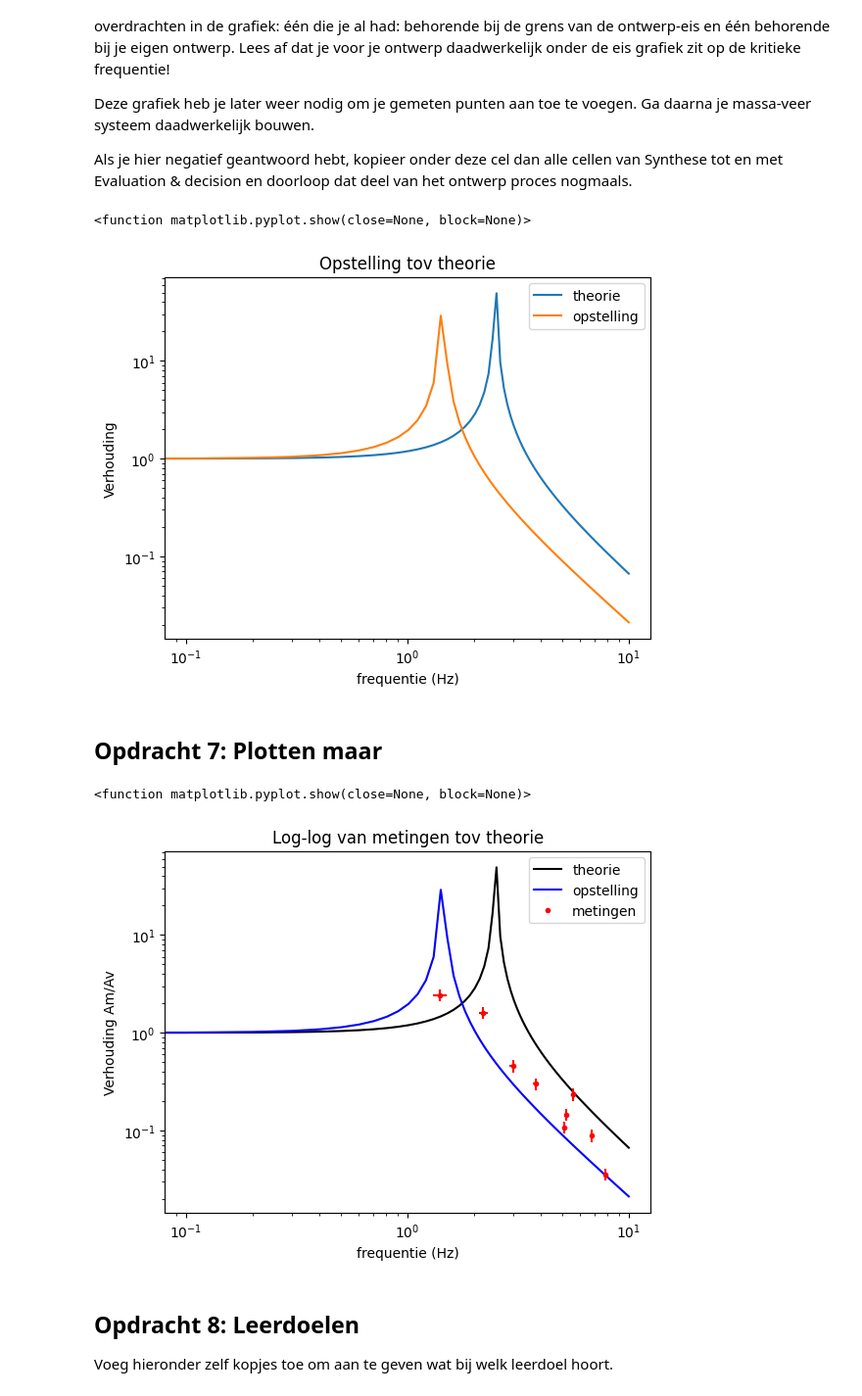
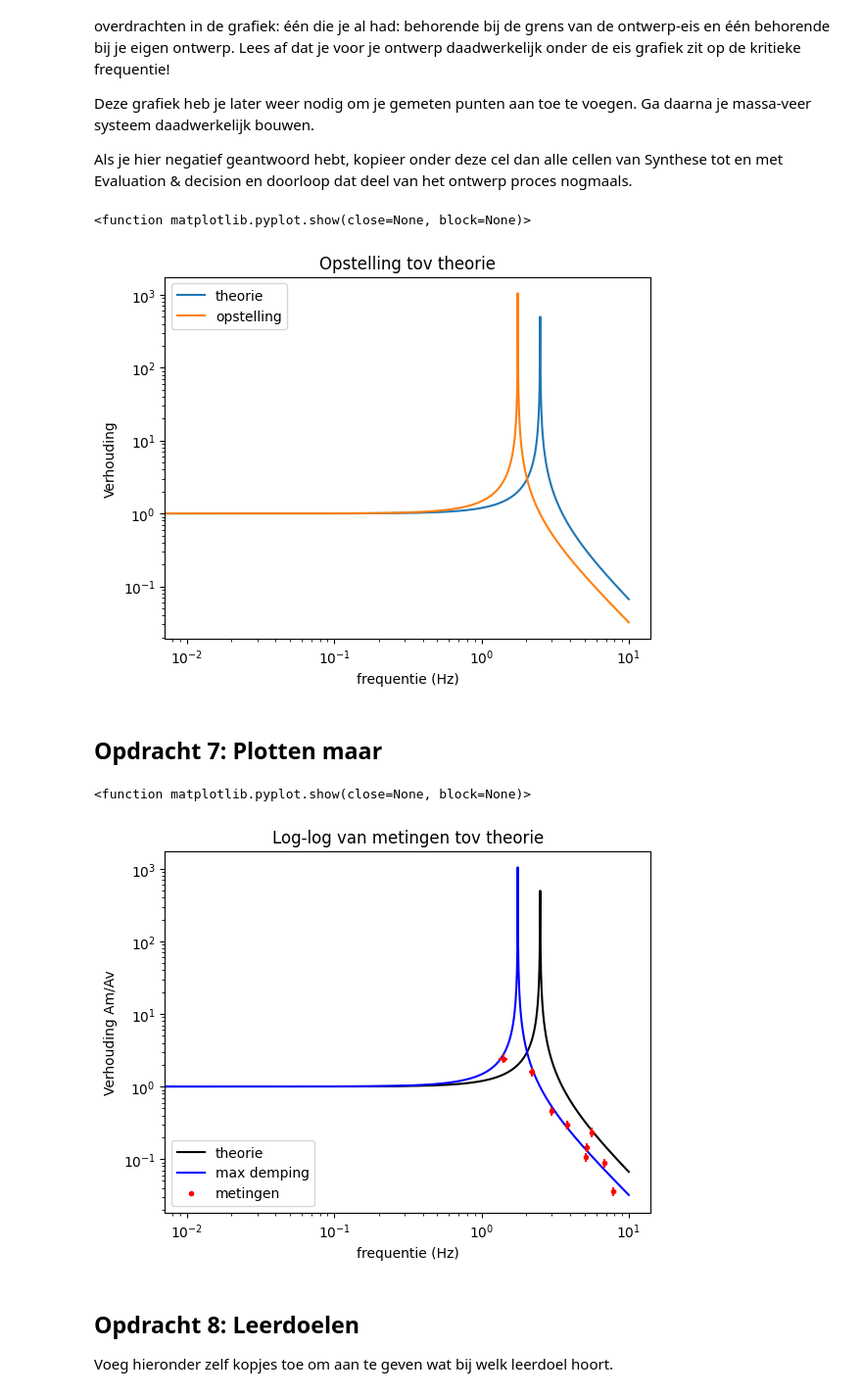
Before and after one commit to OLvanVelze/opdrachten-DEF-D-OVV, a Jupyter notebook: FysiekeOntwerpopdrachten/5MaakEenOpstellingTrillingsvrij/Ontwerpopdracht5MaakEenOpstellingTrillingsvrijInvulTemplate.ipynb, the cells around one changed output. Shown at 98% size. Drawn from its saved outputs; the diff is of its cells as text; code cells hidden in the pictures.

Commit message:
plot super netjes

```diff
--- a/FysiekeOntwerpopdrachten/5MaakEenOpstellingTrillingsvrij/Ontwerpopdracht5MaakEenOpstellingTrillingsvrijInvulTemplate.ipynb
+++ b/FysiekeOntwerpopdrachten/5MaakEenOpstellingTrillingsvrij/Ontwerpopdracht5MaakEenOpstellingTrillingsvrijInvulTemplate.ipynb
@@ -68,7 +68,7 @@ kantelfrequentie = 15.707963267948966
 def verhoudingsfunctie(f, omega0):
     return np.abs(1 / (1 - ((2*np.pi*f)**2) / (omega0**2)))
 
-frequentie_voor_x = np.linspace(0,10,100)
+frequentie_voor_x = np.linspace(0,10,1000)
 
 resultaat = verhoudingsfunctie(frequentie_voor_x, omega0)
 
@@ -170,7 +170,7 @@ Deze grafiek heb je later weer nodig om je gemeten punten aan toe te voegen. Ga
 Als je hier negatief geantwoord hebt, kopieer onder deze cel dan alle cellen van Synthese tot en met Evaluation & decision en doorloop dat deel van het ontwerp proces nogmaals.
 # %%
 m = 0.450
-delta_x_gemeten = 0.12 #m
+delta_x_gemeten = 0.08 #m
 C = (m * g) / delta_x_gemeten
 omega0_new = np.sqrt(C / m)
 
@@ -178,7 +178,7 @@ omega0_new = np.sqrt(C / m)
 def verhoudingsfunctie(f, omega0):
     return np.abs(1 / (1 - ((2*np.pi*f)**2) / (omega0**2)))
 
-frequentie_voor_x = np.linspace(0,10,100)
+frequentie_voor_x = frequentie_voor_x
 
 
 plt.figure
@@ -193,34 +193,32 @@ plt.legend()
 plt.show
 # %% [output]
 <function matplotlib.pyplot.show(close=None, block=None)>
-[figure, old version]
+[figure, new version]
 # %% [markdown]
 ## Opdracht 7: Plotten maar
 # %%
 fq_array = np.array([5.1,5.2,5.6,6.8,7.8,3.0,3.8,2.2,1.4])
 Av_array = np.array([1.21,2.33,2.00,2.58,3.66,1.29,1.57,0.41,0.28])
 Am_array = np.array([0.13,0.34,0.47,0.23,0.13,0.59,0.47,0.66,0.68])
 
 verhouding_array = Am_array / Av_array
 
-
-
 plt.figure
 plt.plot(frequentie_voor_x, resultaat, label="theorie", color='black')
-plt.plot(frequentie_voor_x, verhoudingsfunctie(frequentie_voor_x, omega0_new), label="opstelling", color='blue')
+plt.plot(frequentie_voor_x, verhoudingsfunctie(frequentie_voor_x, omega0_new), label="max demping", color='blue')
 plt.plot(fq_array, verhouding_array, 'r.', label="metingen")
 plt.errorbar(fq_array, verhouding_array, yerr=0.14*verhouding_array, xerr=0.1, ls='None', color='red')
 plt.title("Log-log van metingen tov theorie")
 plt.xscale('log')
 plt.xlabel("frequentie (Hz)")
 plt.yscale('log')
 plt.ylabel("Verhouding Am/Av")
-plt.legend()
+plt.legend(loc='lower left')
 plt.savefig("finalplot.png")
 plt.show
 # %% [output]
 <function matplotlib.pyplot.show(close=None, block=None)>
-[figure, old version]
+[figure, new version]
 # %% [markdown]
 ## Opdracht 8: Leerdoelen
 Voeg hieronder zelf kopjes toe om aan te geven wat bij welk leerdoel hoort.
```
Also changed, not shown: parts of 1 cell of this notebook, 1 other file.
